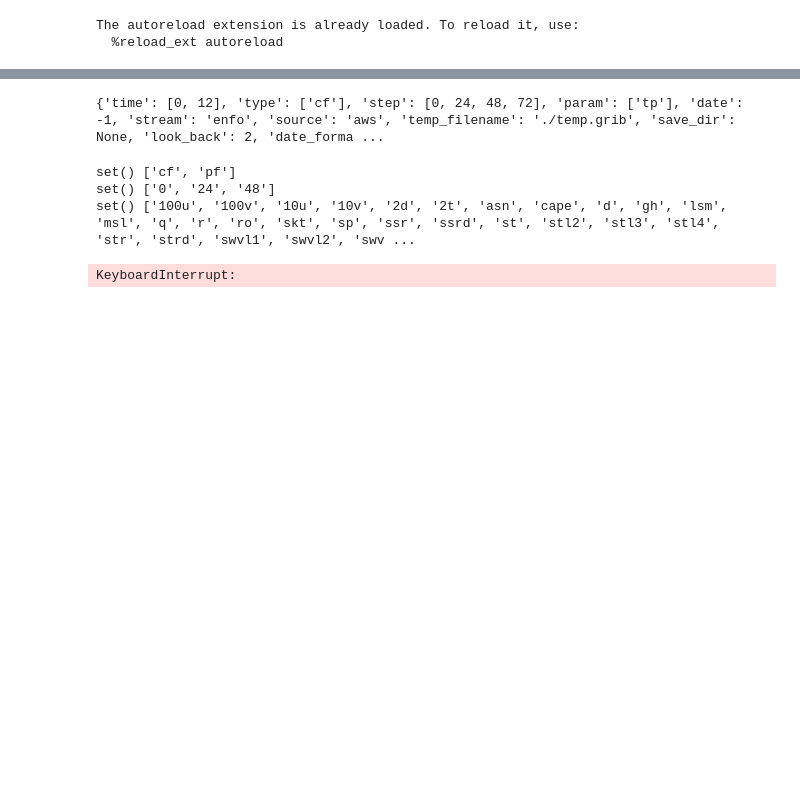
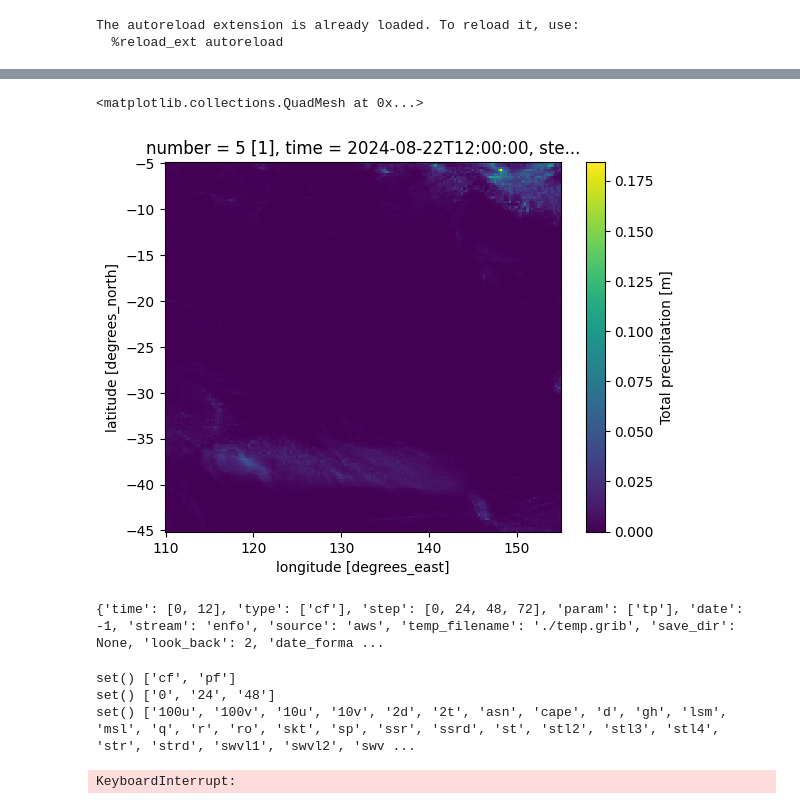
Before and after one commit to ashkanshokri/ecmwf_downloader, a Jupyter notebook: workflows/nbs/004_cut_to_area.ipynb, the cells around one changed output, grey strips where cells are left out. Drawn from its saved outputs; the diff is of its cells as text; code cells hidden in the pictures; blank space fills up the shorter version.

```diff
--- a/workflows/nbs/004_cut_to_area.ipynb
+++ b/workflows/nbs/004_cut_to_area.ipynb
@@ -16,3 +25,8 @@ The autoreload extension is already loaded. To reload it, use:
+# %%
+ds.isel(time=1, number=4, step=6).tp.plot()
+# %% [output]
+<matplotlib.collections.QuadMesh at 0x...>
+[figure, added]
 # %%
 config = Config(look_back=-2)
 config['source'] = 'aws'
```
Also changed, not shown: parts of 1 cell of this notebook, 4 other files.
